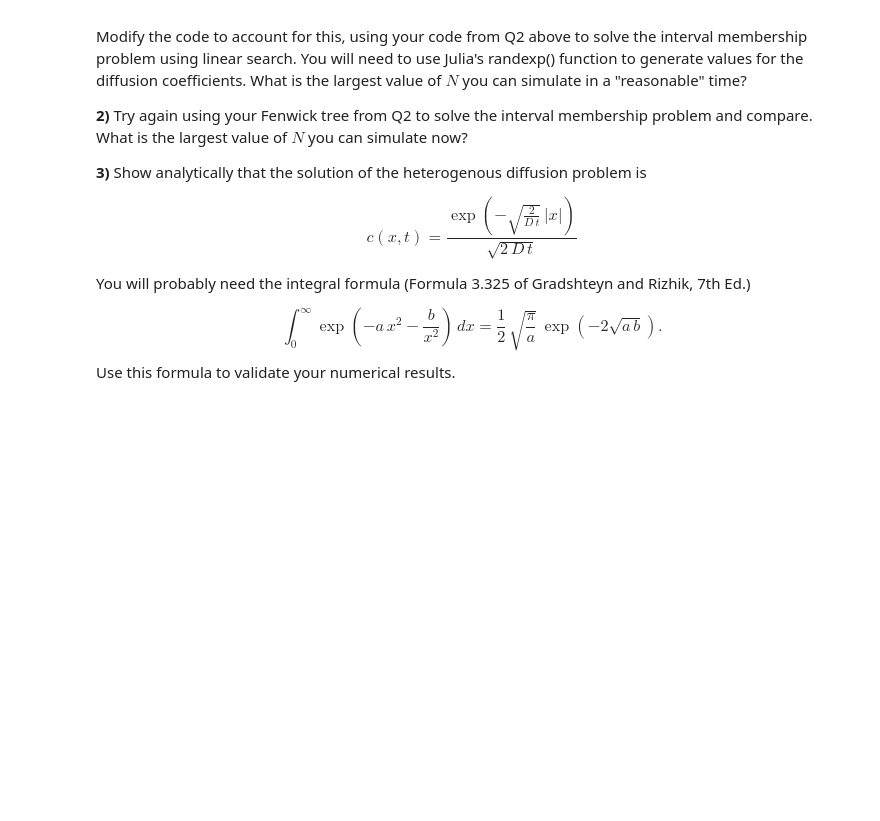
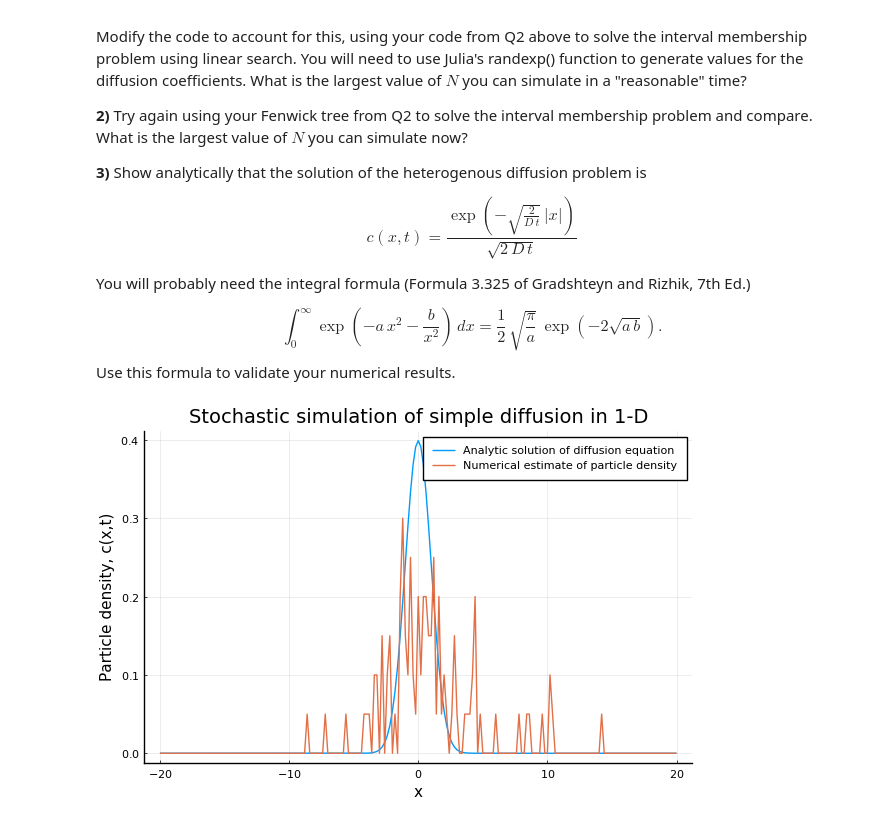
Before and after one commit to MathSys-MSc-2020/ma934-worksheet-3-andrewanguswarwick, a Jupyter notebook: Class-3.ipynb, the cells around one changed output. Saved outputs shown, nothing was run; the diff lists cells and outputs as text; code cells hidden in the pictures; blank space fills up the shorter version.

Commit message:
Q3 part 1 done

```diff
--- a/Class-3.ipynb
+++ b/Class-3.ipynb
@@ -314,3 +318,59 @@ You will probably need the integral formula (Formula 3.325 of Gradshteyn and Riz
 
 $$ \int_0^\infty \exp\left(-a\,x^2 - \frac{b}{x^2} \right)\, dx =  \frac{1}{2}\,\sqrt{\frac{\pi}{a}}\,\exp\left(-2 \sqrt{a\,b} \right).$$
 Use this formula to validate your numerical results.
+# %%
+# Part 1
+L=20.0
+N=100
+Nx = 201
+dx = 2.0*L/(Nx-1)
+X = dx.*(-(Nx-1)/2:(Nx-1)/2)
+Y =zeros(Int64,N)
+D = 1.0
+t=0.0
+
+# Calculate rates, drawing P(x) from exponential distribution
+P = randexp(rng,2*N)
+r = P./(2*dx*dx)
+totalRate = sum(r)
+dt = 1.0/totalRate
+T=1.0
+
+# Produce linked list of rate key value pairs
+x,kv = partial_sum_kv(2*N,r)
+L = buildlist(kv)
+
+# This is the main loop
+while t < T
+    # Pick an event
+    xi = rand(rng)*totalRate
+    k = intervalmembership(L,xi)
+    if k.key <= N
+        hop = 1
+        particleId = k.key
+    else
+        hop = -1
+        particleId=k.key-N
+    end
+    Y[particleId]+=hop
+    t+=dt
+end
+
+# Calculate the estimated density of particles
+P =zeros(Float64,length(X))
+for i in 1:length(Y)
+    P[Y[i]+Int64((Nx-1)/2)+1]+=1/(N * dx)
+end
+
+# Calculate the theoretical density and compare
+function normal(x, D, t)
+    return (1.0/sqrt(2.0*pi*D*t))*exp(-x*x/(2*D*t))
+end
+P1 = normal.(X, D, T)
+plot(X, P1, label="Analytic solution of diffusion equation")
+plot!(X, P, label="Numerical estimate of particle density")
+xlabel!("x")
+ylabel!("Particle density, c(x,t)")
+title!("Stochastic simulation of simple diffusion in 1-D")
+# %% [output]
+[figure, added]
```
Also changed, not shown: parts of 6 cells of this notebook, 1 other file.
